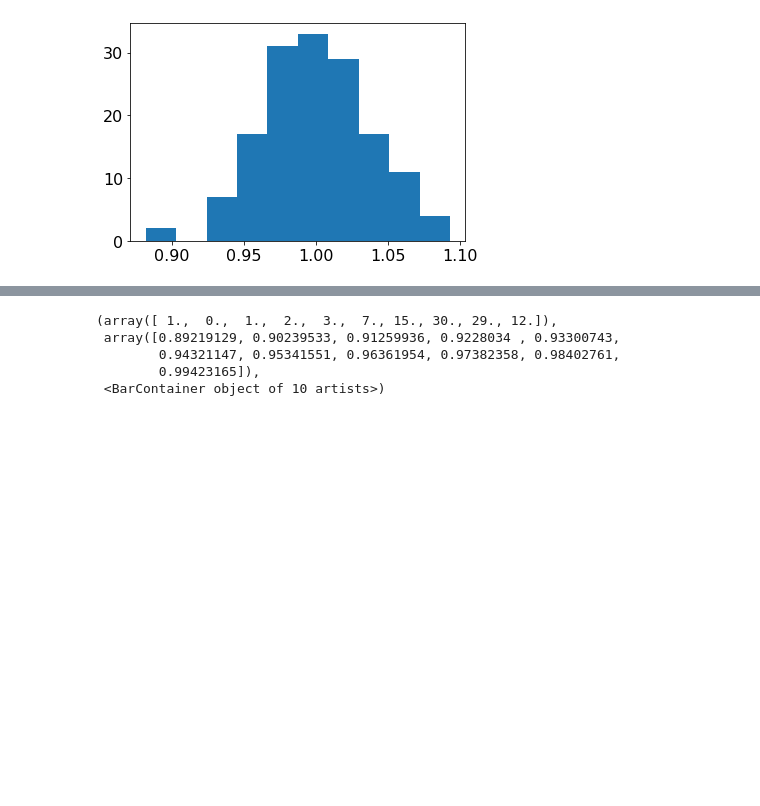
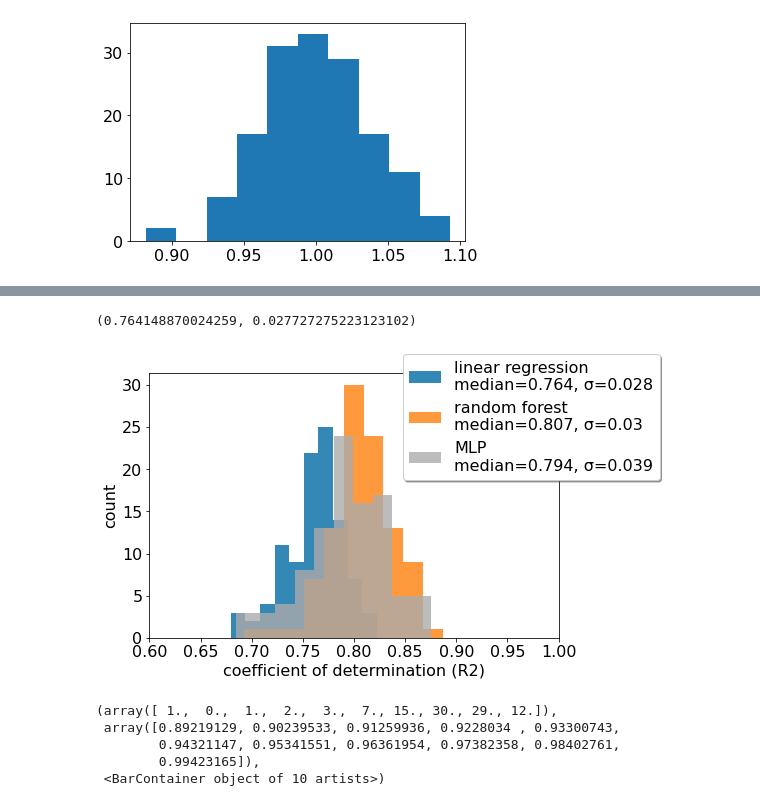
Before and after one commit to patrickcgray/ml_in_ocean_rs, a Jupyter notebook: rrs_mapping.ipynb, the cells around one changed output, grey strips where cells are left out. Cells and saved outputs as stored; diff of their text form; code cells hidden in the pictures; blank space fills up the shorter version.

```diff
--- a/rrs_mapping.ipynb
+++ b/rrs_mapping.ipynb
@@ -306,3 +364,24 @@ for i in range(100):
+# %%
+np.median(lin_ms),np.std(lin_ms)
+# %% [output]
+(0.764148870024259, 0.027727275223123102)
+# %%
+# there is one instance where it didn't converge
+mlp_ms = np.array(mlp_ms)
+mlp_ms = mlp_ms[mlp_ms>.6]
+# %%
+fig, ax = plt.subplots(figsize=(8,5))
+plt.hist(lin_ms,alpha=0.8,color=cb_palette[0],label='linear regression\nmedian='+str(np.round(np.median(lin_ms), 3))+', σ='+str(np.round(np.std(lin_ms),3)))
+plt.hist(rf_ms,alpha=0.8,color=cb_palette[1],label='random forest\nmedian='+str(np.round(np.median(rf_ms), 3))+', σ='+str(np.round(np.std(rf_ms),3)))
+plt.hist(mlp_ms,alpha=0.8,color=cb_palette[2], label='MLP\nmedian='+str(np.round(np.median(mlp_ms), 3))+', σ='+str(np.round(np.std(mlp_ms),3)))
+plt.xlim(.6,1)
+plt.xlabel('coefficient of determination (R2)')
+plt.ylabel('count')
+plt.legend(bbox_to_anchor=(.6, 1.1),fancybox=True, shadow=True,)
+fig.tight_layout()
+plt.savefig('figs/r2_with_uncertainty.png',dpi=300)
+# %% [output]
+[figure, added]
 # %%
 plt.hist(lin_ms,alpha=0.8,color=cb_palette[0])
 plt.hist(rf_ms,alpha=0.8,color=cb_palette[1])
```
Also changed, not shown: parts of 5 cells of this notebook, 1 other file.
